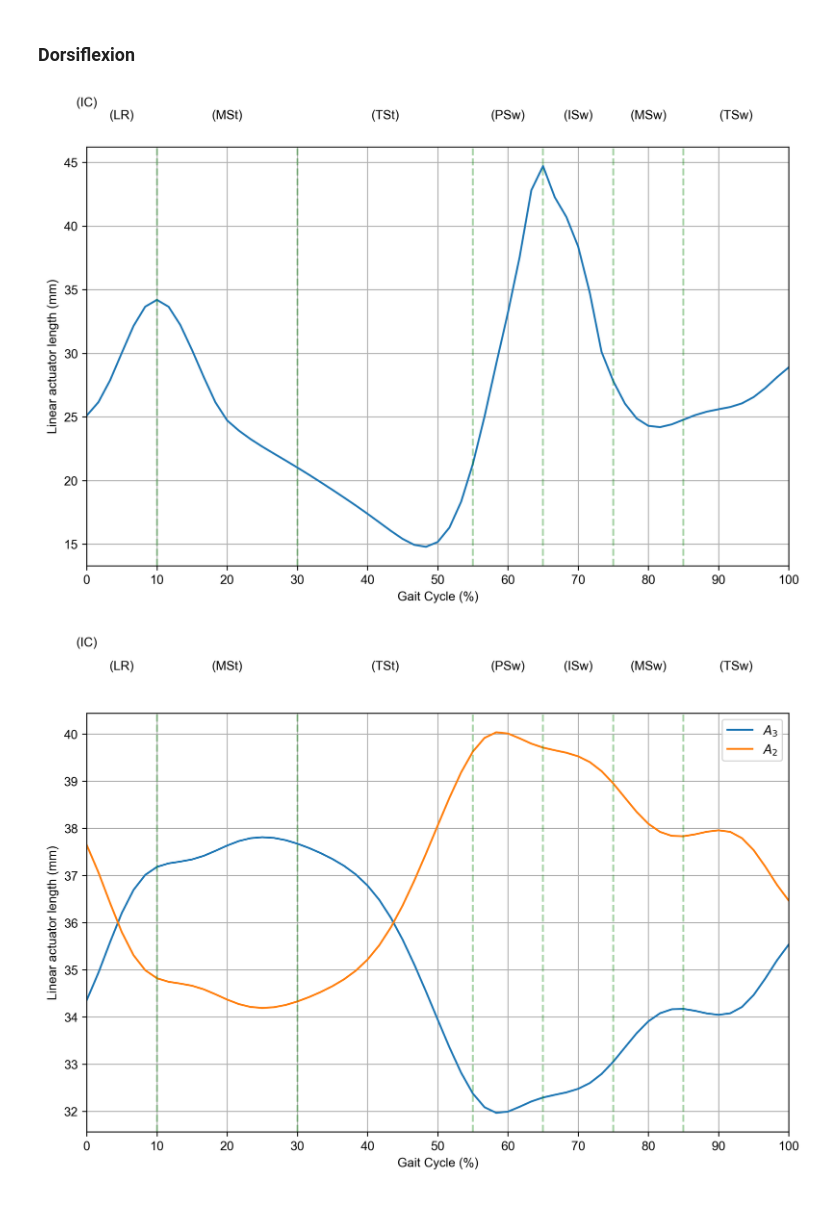
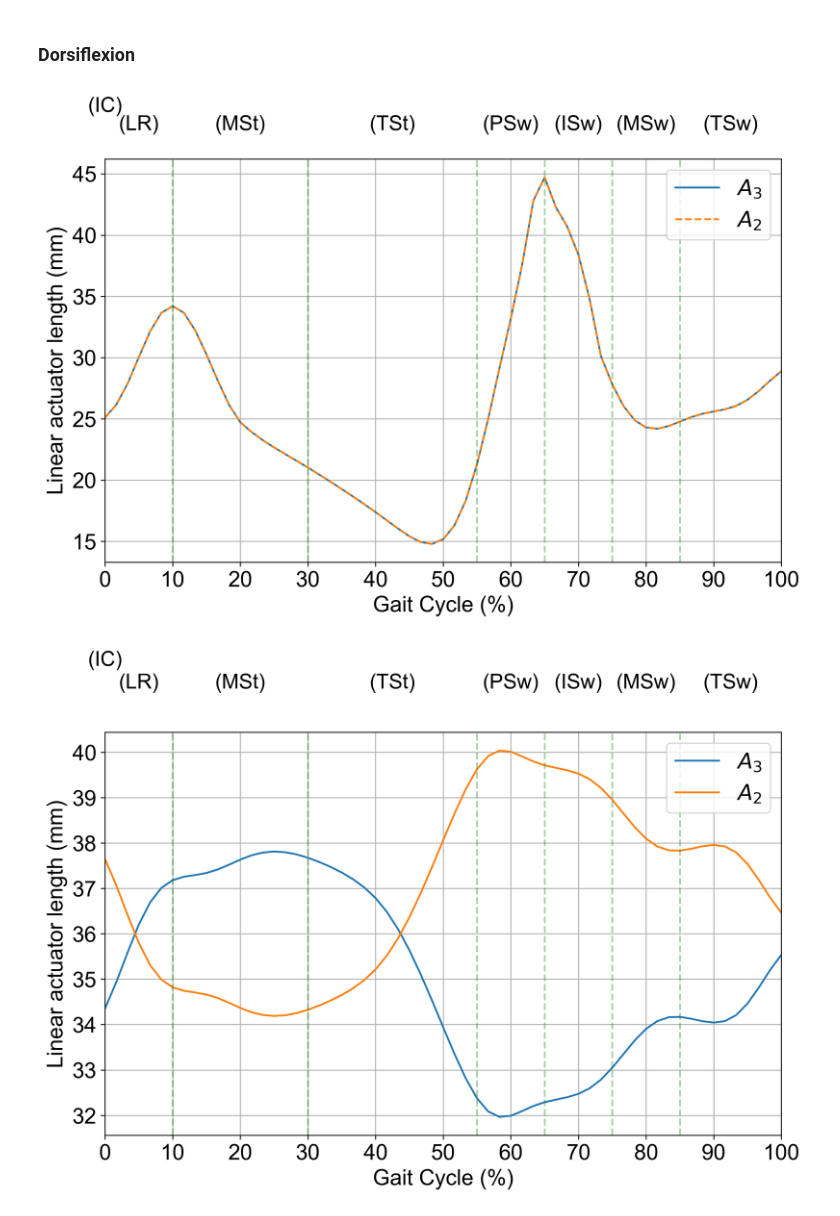
Before and after one commit to gonzalesomar/Protesis_tobillo-control, a Jupyter notebook: graphs.ipynb, the cells around one changed output. Drawn from its saved outputs; the diff is of its cells as text; code cells hidden in the pictures.

Commit message:
DTW error methodology graphs 3 movements

```diff
--- a/graphs.ipynb
+++ b/graphs.ipynb
@@ -401,33 +391,36 @@ x_values = np.linspace(0, 100, len(tablaA3))
 # %%
 # Plotting
 plt.rcParams['font.family'] = 'Arial'
 plt.figure(figsize=(10, 6), dpi=300)
-plt.plot(x_values, tablaA3)
-plt.xlabel('Gait Cycle (%)')
-plt.ylabel('Linear actuator length (mm)')
-plt.xticks(range(0, 101, 10))
+plt.plot(x_values, tablaA3, label=r'$\mathit{A_3}$')
+plt.plot(x_values, tablaA3, label=r'$\mathit{A_2}$', linestyle='--')
+plt.xlabel('Gait Cycle (%)', fontsize=18)
+plt.ylabel('Linear actuator length (mm)', fontsize=18)
+plt.legend(fontsize=18)
+plt.xticks(range(0, 101, 10), fontsize=18)
+plt.yticks(fontsize=18)
 plt.xlim(0, 100)
 # Add dashed vertical lines at specified percentages
 vertical_lines = [10, 30, 55, 65, 75, 85]
 for x in vertical_lines:
     plt.axvline(x=x, color='green', linestyle='--', alpha=0.35)
 
 # Add labels at the top of the chart between each vertical line
 labels = ['(MSt)', '(TSt)', '(PSw)', '(ISw)', '(MSw)']
 
-plt.text(0, max(tablaA3) + 4.5, '(IC)', ha='center', va='bottom', fontsize=10, color='black')
-plt.text(vertical_lines[0] / 2, max(tablaA3) + 3.5, '(LR)', ha='center', va='bottom', fontsize=10, color='black')
-plt.text(92.5, max(tablaA3) + 3.5, '(TSw)', ha='center', va='bottom', fontsize=10, color='black')
+plt.text(0, max(tablaA3) + 5, '(IC)', ha='center', va='bottom', fontsize=17, color='black')
+plt.text(vertical_lines[0] / 2, max(tablaA3) + 3.5, '(LR)', ha='center', va='bottom', fontsize=17, color='black')
+plt.text(92.5, max(tablaA3) + 3.5, '(TSw)', ha='center', va='bottom', fontsize=17, color='black')
 
 for i, x in enumerate(vertical_lines):
     if i < len(vertical_lines) - 1:
         mid_point = (vertical_lines[i] + vertical_lines[i + 1]) / 2
-        plt.text(mid_point, max(tablaA3) + 3.5, labels[i], ha='center', va='bottom', fontsize=10, color='black')
+        plt.text(mid_point, max(tablaA3) + 3.5, labels[i], ha='center', va='bottom', fontsize=17, color='black')
 
 plt.grid(True)
 plt.show()
 # %% [output]
-[figure, old version]
+[figure, new version]
 # %%
 tablaA3 = [34.35292769, 34.93454634, 35.58683636, 36.20339704, 36.69118264,
            37.01031723, 37.18055321, 37.25581393, 37.29384379, 37.33933278,
@@ -464,9 +457,10 @@ plt.rcParams['font.family'] = 'Arial'
 plt.figure(figsize=(10, 6), dpi=300)
 plt.plot(x_values, tablaA3, label=r'$\mathit{A_3}$')
 plt.plot(x_values, tablaA2, label=r'$\mathit{A_2}$')
-plt.xlabel('Gait Cycle (%)')
-plt.ylabel('Linear actuator length (mm)')
-plt.xticks(range(0, 101, 10))
+plt.xlabel('Gait Cycle (%)', fontsize=18)
+plt.ylabel('Linear actuator length (mm)', fontsize=18)
+plt.xticks(range(0, 101, 10), fontsize=18)
+plt.yticks(fontsize=18)
 plt.xlim(0, 100)
 # Add dashed vertical lines at specified percentages
 vertical_lines = [10, 30, 55, 65, 75, 85]
@@ -476,19 +470,19 @@ for x in vertical_lines:
 # Add labels at the top of the chart between each vertical line
 labels = ['(MSt)', '(TSt)', '(PSw)', '(ISw)', '(MSw)']
 
-plt.text(0, max(tablaA3) + 4, '(IC)', ha='center', va='bottom', fontsize=10, color='black')
-plt.text(vertical_lines[0] / 2, max(tablaA3) + 3.5, '(LR)', ha='center', va='bottom', fontsize=10, color='black')
-plt.text(92.5, max(tablaA3) + 3.5, '(TSw)', ha='center', va='bottom', fontsize=10, color='black')
+plt.text(0, max(tablaA3) + 4, '(IC)', ha='center', va='bottom', fontsize=17, color='black')
+plt.text(vertical_lines[0] / 2, max(tablaA3) + 3.5, '(LR)', ha='center', va='bottom', fontsize=17, color='black')
+plt.text(92.5, max(tablaA3) + 3.5, '(TSw)', ha='center', va='bottom', fontsize=17, color='black')
 
 for i, x in enumerate(vertical_lines):
     if i < len(vertical_lines) - 1:
         mid_point = (vertical_lines[i] + vertical_lines[i + 1]) / 2
-        plt.text(mid_point, max(tablaA3) + 3.5, labels[i], ha='center', va='bottom', fontsize=10, color='black')
+        plt.text(mid_point, max(tablaA3) + 3.5, labels[i], ha='center', va='bottom', fontsize=17, color='black')
 
 plt.grid(True)
 
-plt.legend()
+plt.legend(fontsize=18)
 
 plt.show()
 # %% [output]
-[figure, old version]
+[figure, new version]
```
Also changed, not shown: parts of 24 cells of this notebook, 6 other files.
